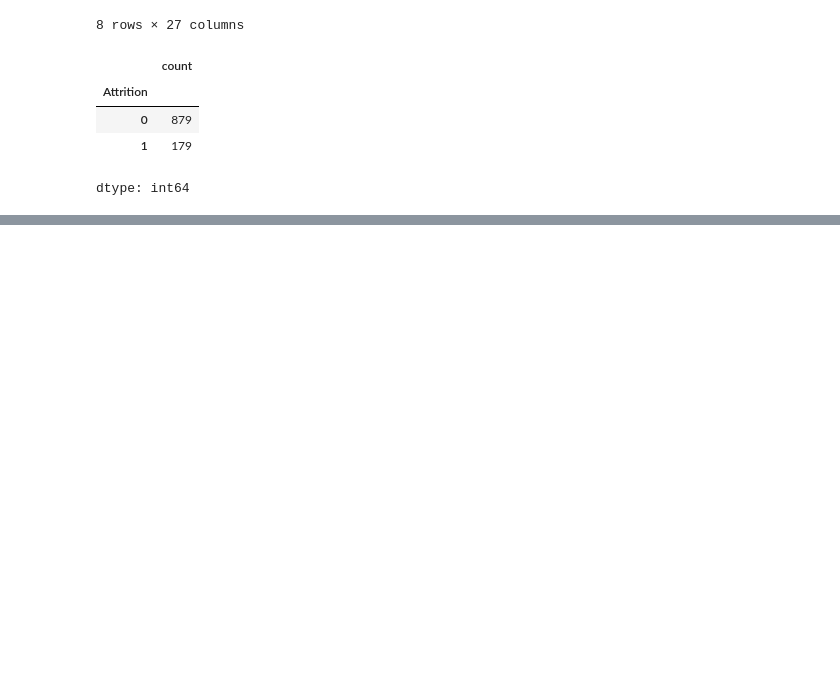
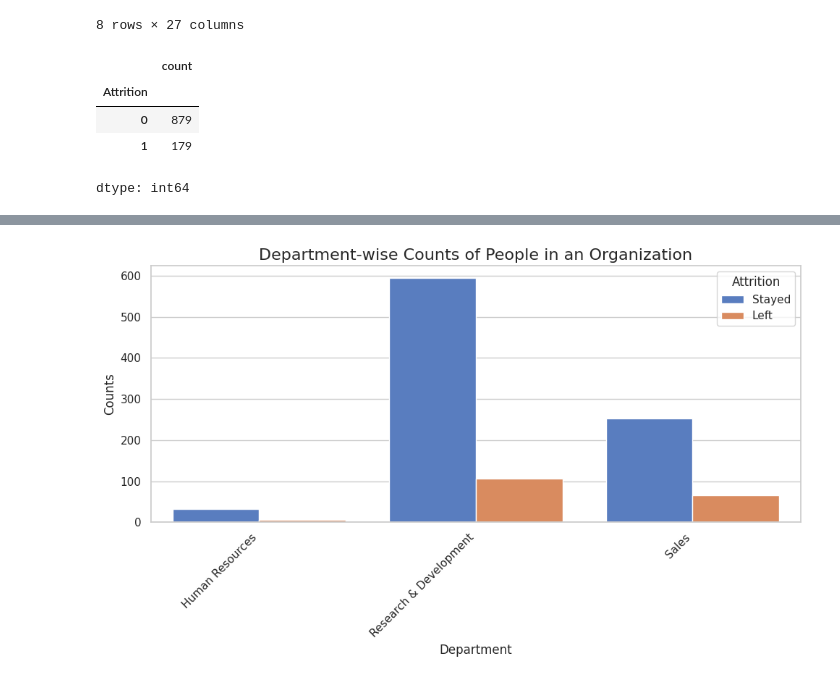
Before and after one commit to karanBx/EmployeeAttrition, a Jupyter notebook: EmployeeLeave.ipynb, the cells around one changed output, grey strips where cells are left out. Drawn from its saved outputs; the diff is of its cells as text; code cells hidden in the pictures; blank space fills up the shorter version.

```diff
--- a/EmployeeLeave.ipynb
+++ b/EmployeeLeave.ipynb
@@ -139,0 +152,21 @@ df.corr()
+# %%
+#Visualising Attrition dependency on Employee's Department
+
+# Group by Department and Attrition to calculate counts
+dept_att = data.groupby(['Department', 'Attrition']).apply(lambda x: x['DailyRate'].count()).reset_index(name='Counts')
+
+# Replace Attrition values for better readability in the plot
+dept_att['Attrition'] = dept_att['Attrition'].replace({0: 'Stayed', 1: 'Left'})
+
+# Create a bar plot
+plt.figure(figsize=(10, 6))
+sns.barplot(data=dept_att, x='Department', y='Counts', hue='Attrition', palette='muted')
+plt.title('Department-wise Counts of People in an Organization', fontsize=16)
+plt.xlabel('Department', fontsize=12)
+plt.ylabel('Counts', fontsize=12)
+plt.legend(title='Attrition')
+plt.xticks(rotation=45, ha='right')
+plt.tight_layout()
+plt.show()
+# %% [output]
+[figure, added]
```
Also changed, not shown: parts of 13 cells of this notebook.
